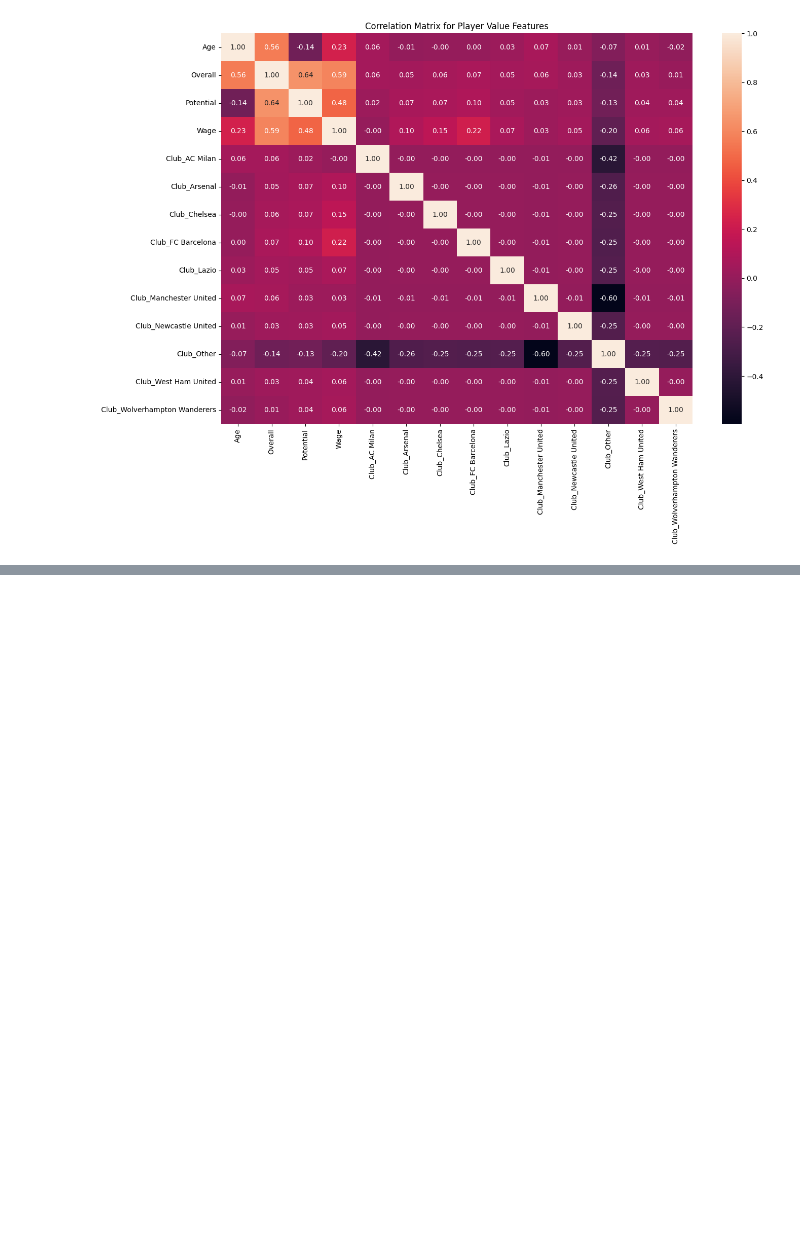
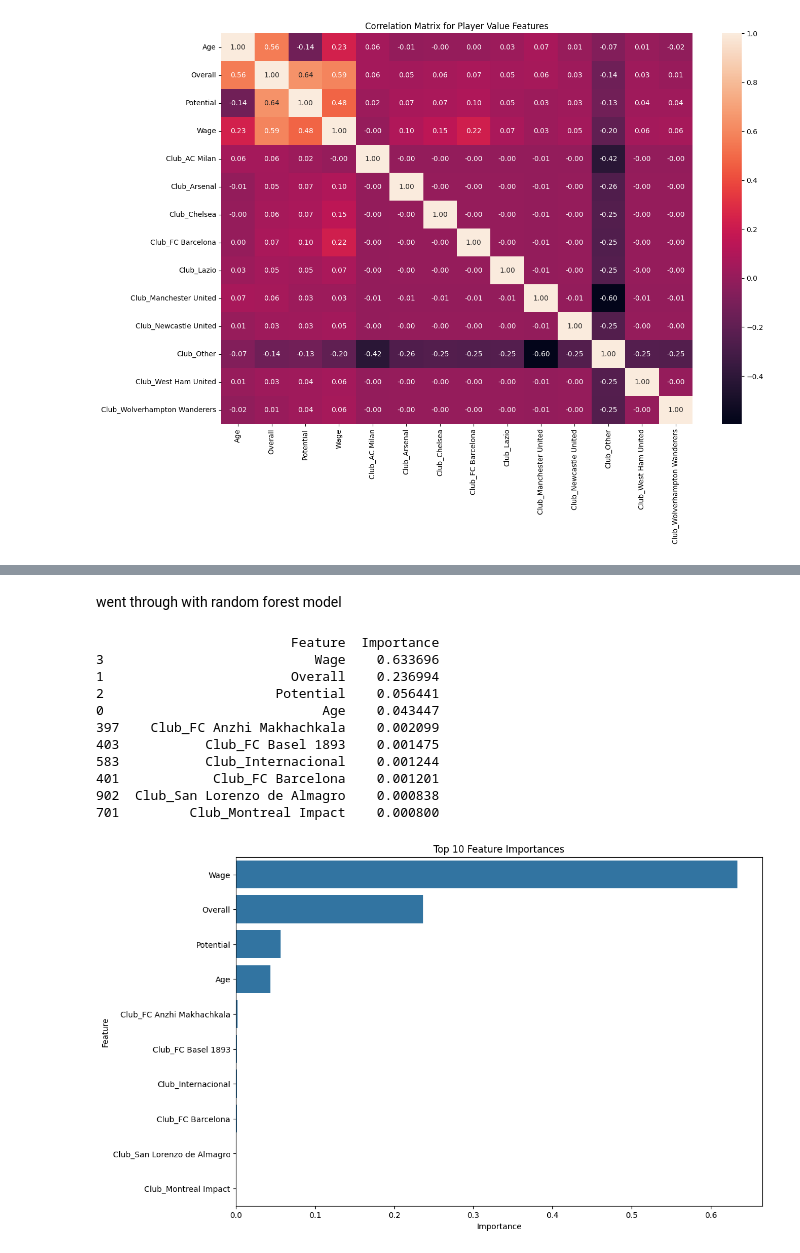
Before and after one commit to tobilobade/mlProject, a Jupyter notebook: Notebooks/EDA1.ipynb, the cells around one changed output, grey strips where cells are left out. Saved outputs shown, nothing was run; the diff lists cells and outputs as text; code cells hidden in the pictures; blank space fills up the shorter version.

Commit message:
implementation of models

```diff
--- a/Notebooks/EDA1.ipynb
+++ b/Notebooks/EDA1.ipynb
@@ -181,0 +253,32 @@ plot_correlation_matrix(X_player_value, 'Correlation Matrix for Player Value Fea
+# %% [markdown]
+went through with random forest model
+# %%
+# Fit a Random Forest model to inspect feature importance quickly
+rf = RandomForestRegressor(n_estimators=10, random_state=42)
+rf.fit(X_train_player, y_train_player)
+
+# Get feature importances
+importances = rf.feature_importances_
+feature_names = X_player_value.columns
+feature_importances = pd.DataFrame({'Feature': feature_names, 'Importance': importances})
+feature_importances = feature_importances.sort_values(by='Importance', ascending=False)
+print(feature_importances.head(10))  # Show top 10 features
+
+# Plot feature importances
+plt.figure(figsize=(12, 8))
+sns.barplot(x='Importance', y='Feature', data=feature_importances.head(10))
+plt.title('Top 10 Feature Importances')
+plt.show()
+# %% [output]
+                         Feature  Importance
+3                           Wage    0.633696
+1                        Overall    0.236994
+2                      Potential    0.056441
+0                            Age    0.043447
+397    Club_FC Anzhi Makhachkala    0.002099
+403           Club_FC Basel 1893    0.001475
+583           Club_Internacional    0.001244
+401            Club_FC Barcelona    0.001201
+902  Club_San Lorenzo de Almagro    0.000838
+701         Club_Montreal Impact    0.000800
+[figure, added]
```
Also changed, not shown: parts of 47 cells of this notebook.
